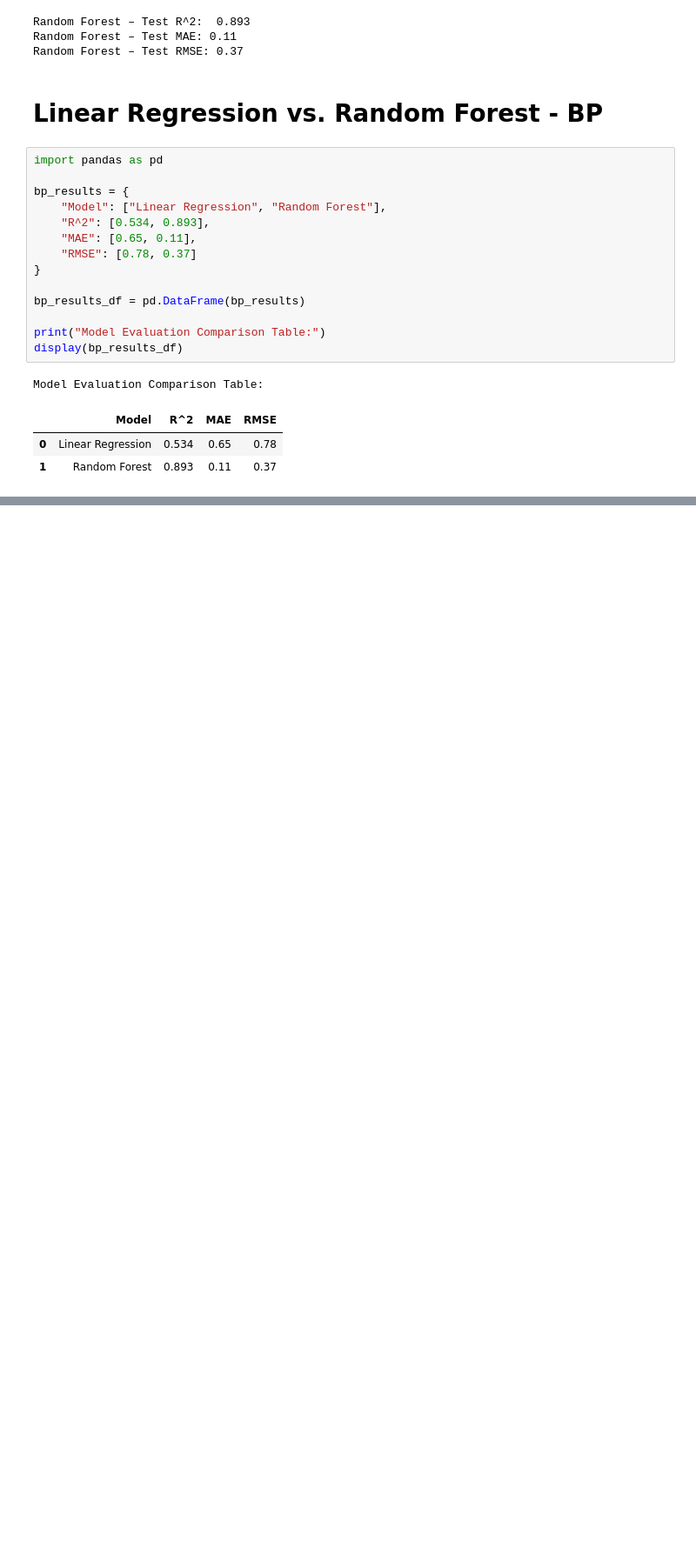
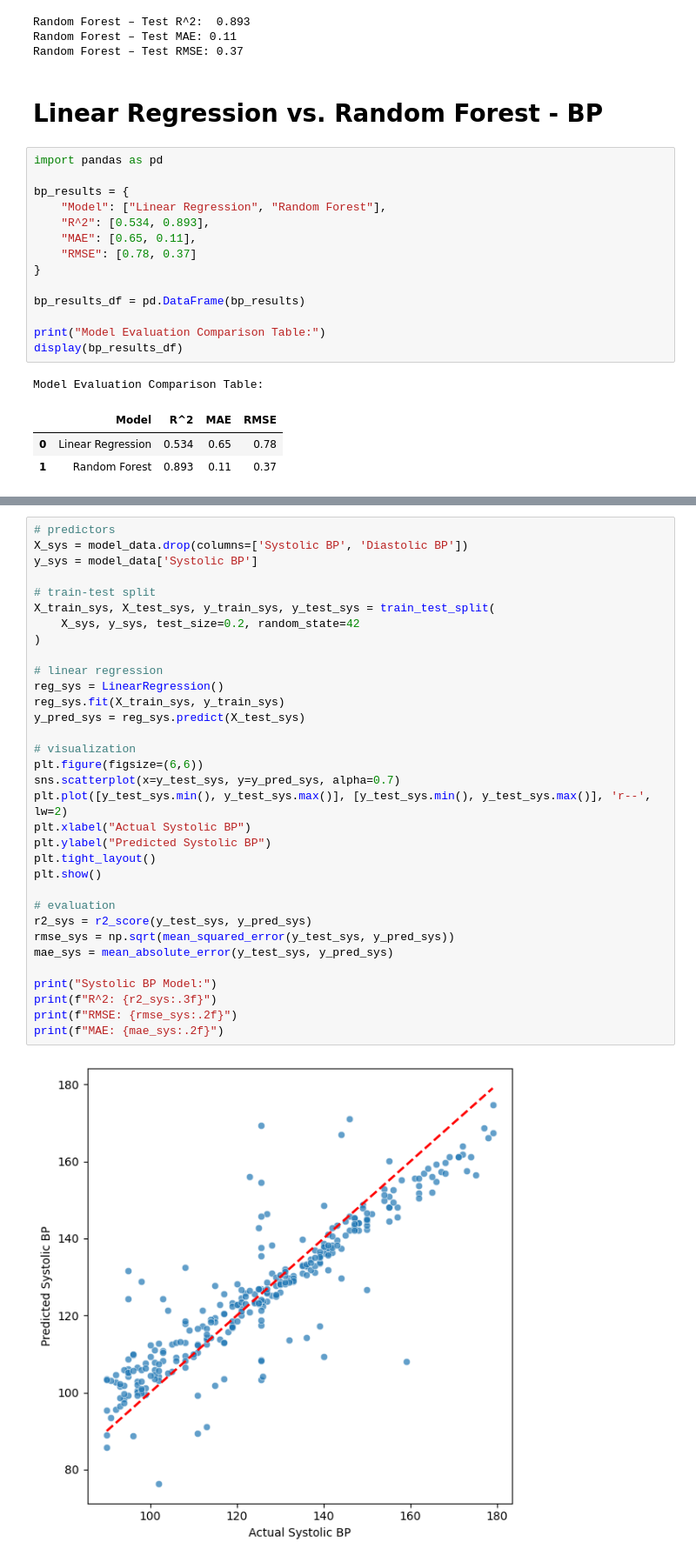
Before and after one commit to DS3001-Group-P/Final-Project, a Jupyter notebook: milestone3.ipynb, the cells around one changed output, grey strips where cells are left out. Shown: that part at 87% size. Saved outputs shown, nothing was run; the diff lists cells and outputs as text; blank space fills up the shorter version.

```diff
--- a/milestone3.ipynb
+++ b/milestone3.ipynb
@@ -490,0 +507,35 @@ Model Evaluation Comparison Table:
+# %%
+# predictors
+X_sys = model_data.drop(columns=['Systolic BP', 'Diastolic BP'])
+y_sys = model_data['Systolic BP']
+
+# train-test split
+X_train_sys, X_test_sys, y_train_sys, y_test_sys = train_test_split(
+    X_sys, y_sys, test_size=0.2, random_state=42
+)
+
+# linear regression
+reg_sys = LinearRegression()
+reg_sys.fit(X_train_sys, y_train_sys)
+y_pred_sys = reg_sys.predict(X_test_sys)
+
+# visualization
+plt.figure(figsize=(6,6))
+sns.scatterplot(x=y_test_sys, y=y_pred_sys, alpha=0.7)
+plt.plot([y_test_sys.min(), y_test_sys.max()], [y_test_sys.min(), y_test_sys.max()], 'r--', lw=2)
+plt.xlabel("Actual Systolic BP")
+plt.ylabel("Predicted Systolic BP")
+plt.tight_layout()
+plt.show()
+
+# evaluation
+r2_sys = r2_score(y_test_sys, y_pred_sys)
+rmse_sys = np.sqrt(mean_squared_error(y_test_sys, y_pred_sys))
+mae_sys = mean_absolute_error(y_test_sys, y_pred_sys)
+
+print("Systolic BP Model:")
+print(f"R^2: {r2_sys:.3f}")
+print(f"RMSE: {rmse_sys:.2f}")
+print(f"MAE: {mae_sys:.2f}")
+# %% [output]
+[figure, added]
```
Also changed, not shown: parts of 6 cells of this notebook.
